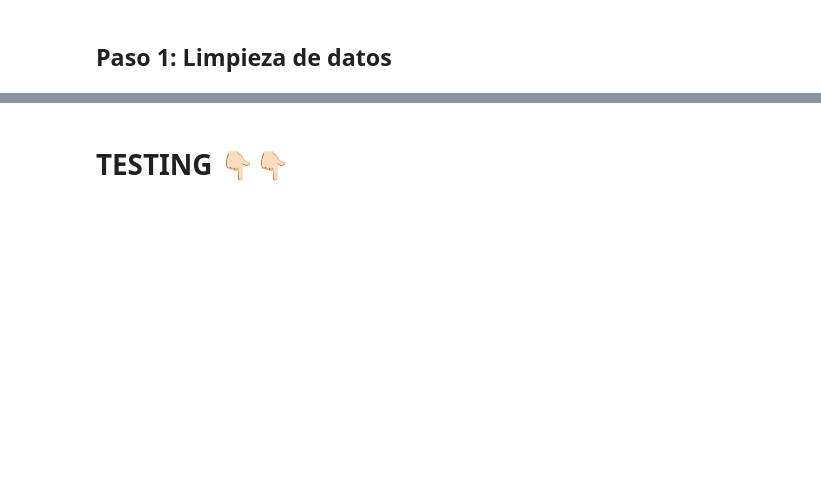
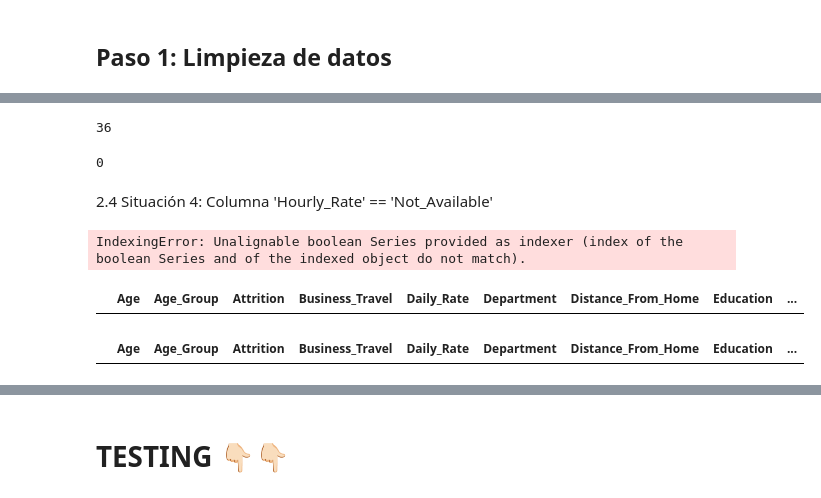
Before and after one commit to nuriancg/project-da-promo-H-module-3-team-1, a Jupyter notebook: Fase2_Nuria.ipynb, the cells around one changed output, grey strips where cells are left out. Cells and saved outputs as stored; diff of their text form; code cells hidden in the pictures; blank space fills up the shorter version.

```diff
--- a/Fase2_Nuria.ipynb
+++ b/Fase2_Nuria.ipynb
@@ -294,0 +292,5 @@ hrd.drop_duplicates(subset=lista_columnas,keep='last',inplace=True)
+# %%
+#Creamos la lista con el subset de columnas a analizar
+lista_columnas_2 = set(lista_col_names)
+lista_columnas_2.remove('Distance_From_Home')
+len(lista_columnas_2)
@@ -294,0 +304,3 @@ hrd.drop_duplicates(subset=lista_columnas,keep='last',inplace=True)
+# %%
+#Eliminamos los duplicados del subset
+df.drop_duplicates(subset=lista_columnas_2, keep='last',inplace=True)
@@ -294,0 +309,29 @@ hrd.drop_duplicates(subset=lista_columnas,keep='last',inplace=True)
+# %%
+#Creamos la lista con el subset de columnas a analizar
+lista_columnas_3 = set(lista_col_names)
+lista_columnas_3.remove('Remote_Work')
+len(lista_columnas_3)
+# %% [output]
+36
+# %%
+#Comprobamos el numero de duplicados en el subset
+df[lista_columnas_3].duplicated().sum()
+# %% [output]
+0
+# %%
+#Eliminamos los duplicados del subset
+df.drop_duplicates(subset=lista_columnas_3,keep='last',inplace=True)
+# %% [markdown]
+2.4 Situación 4: Columna 'Hourly_Rate' == 'Not_Available'
+# %%
+df_duplicados.loc[:,df_duplicados['Hourly_Rate']==99999]
+# %% [output]
+IndexingError: Unalignable boolean Series provided as indexer (index of the boolean Series and of the indexed object do not match).
+# %%
+df[df['Employee_Number'].isin(df['Employee_Number'][df['Employee_Number'].duplicated()])& df['Employee_Number']==927].sort_values('Employee_Number')
+# %% [output]
+|  | Age | Age_Group | Attrition | Business_Travel | Daily_Rate | Department | Distance_From_Home | Education | ... |
+# %%
+df[df['Employee_Number'].isin(df['Employee_Number'].duplicated())]
+# %% [output]
+|  | Age | Age_Group | Attrition | Business_Travel | Daily_Rate | Department | Distance_From_Home | Education | ... |
```
Also changed, not shown: parts of 102 cells of this notebook.
